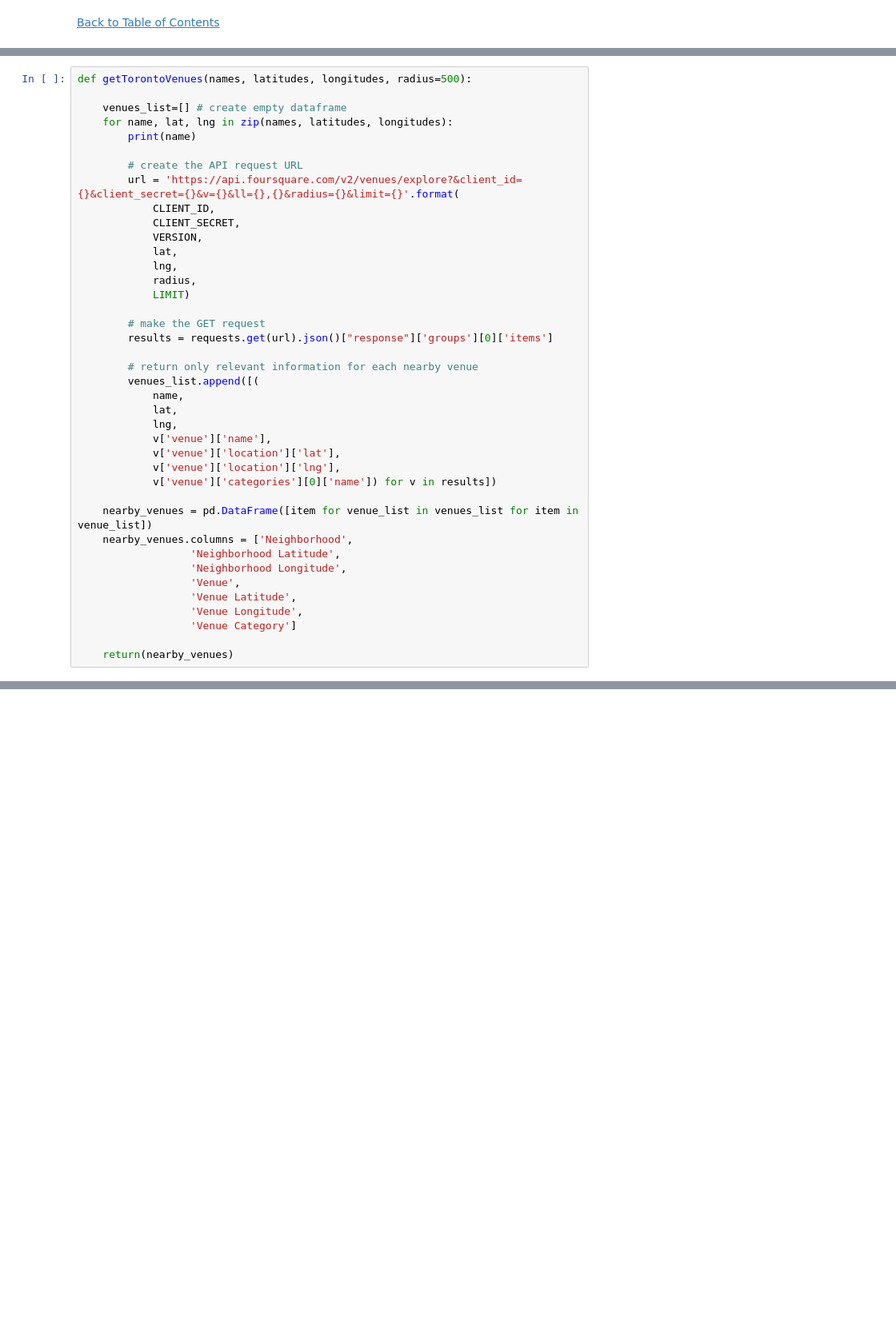
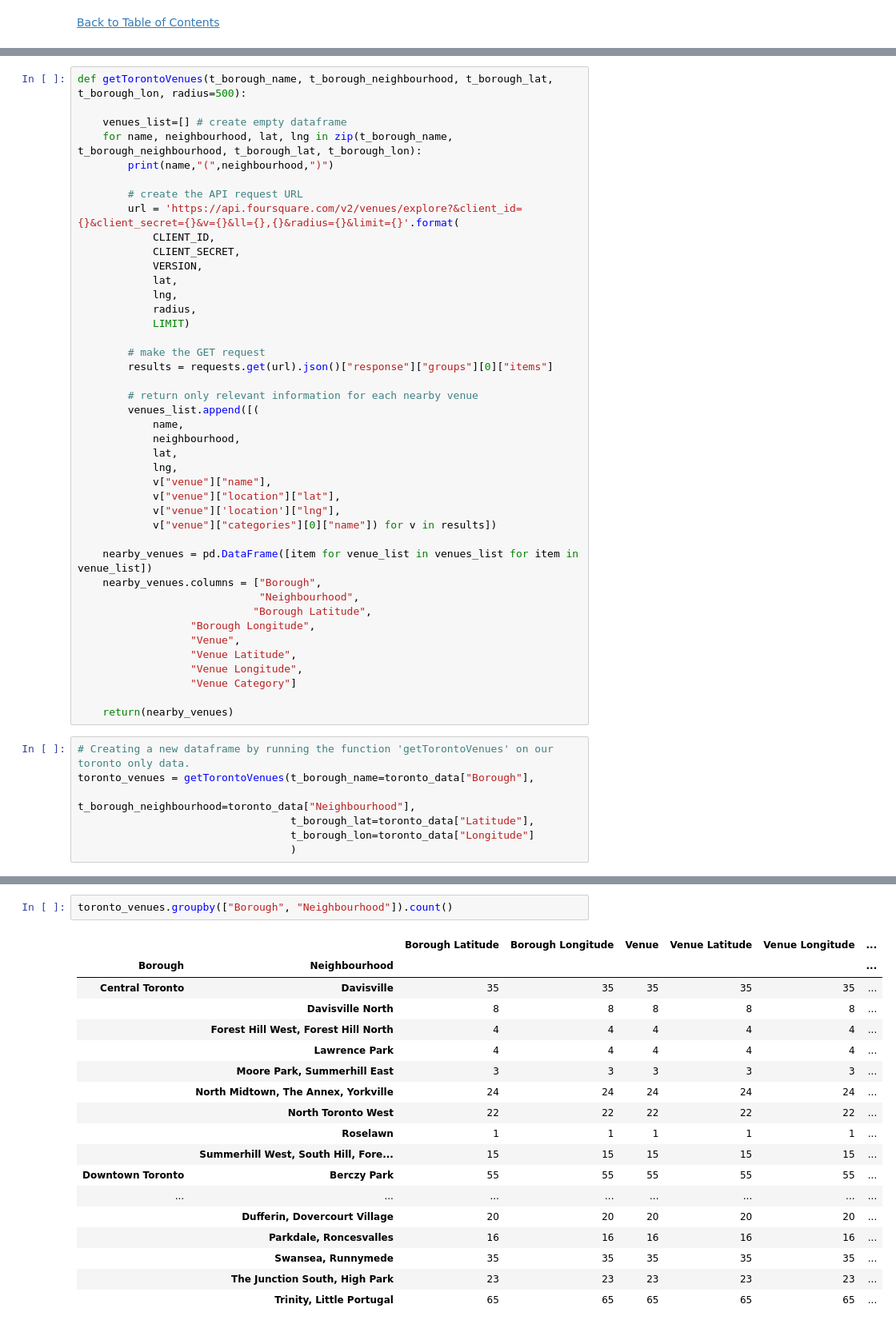
Before and after one commit to TimBrianBrady/Coursera_Capstone, a Jupyter notebook: Coursera - IBM Data Science Capstone - Week 3 - Part 1.ipynb, the cells around one changed output, grey strips where cells are left out. Shown at 80% size. Cells and saved outputs as stored; diff of their text form; blank space fills up the shorter version.

```diff
--- a/Coursera - IBM Data Science Capstone - Week 3 - Part 1.ipynb
+++ b/Coursera - IBM Data Science Capstone - Week 3 - Part 1.ipynb
@@ -304,9 +365,9 @@ print("{} venue(s) were returned by Foursquare.".format(nearby_venues.shape[0]))
 # %%
-def getTorontoVenues(names, latitudes, longitudes, radius=500):
+def getTorontoVenues(t_borough_name, t_borough_neighbourhood, t_borough_lat, t_borough_lon, radius=500):
 
     venues_list=[] # create empty dataframe
-    for name, lat, lng in zip(names, latitudes, longitudes):
-        print(name)
+    for name, neighbourhood, lat, lng in zip(t_borough_name, t_borough_neighbourhood, t_borough_lat, t_borough_lon):
+        print(name,"(",neighbourhood,")")
 
         # create the API request URL
         url = 'https://api.foursquare.com/v2/venues/explore?&client_id={}&client_secret={}&v={}&ll={},{}&radius={}&limit={}'.format(
@@ -319,25 +380,34 @@ def getTorontoVenues(names, latitudes, longitudes, radius=500):
             LIMIT)
 
         # make the GET request
-        results = requests.get(url).json()["response"]['groups'][0]['items']
+        results = requests.get(url).json()["response"]["groups"][0]["items"]
 
         # return only relevant information for each nearby venue
         venues_list.append([(
             name,
+            neighbourhood,
             lat,
             lng,
-            v['venue']['name'],
-            v['venue']['location']['lat'],
-            v['venue']['location']['lng'],
-            v['venue']['categories'][0]['name']) for v in results])
+            v["venue"]["name"],
+            v["venue"]["location"]["lat"],
+            v["venue"]['location']["lng"],
+            v["venue"]["categories"][0]["name"]) for v in results])
 
     nearby_venues = pd.DataFrame([item for venue_list in venues_list for item in venue_list])
-    nearby_venues.columns = ['Neighborhood',
-                  'Neighborhood Latitude',
-                  'Neighborhood Longitude',
-                  'Venue',
-                  'Venue Latitude',
-                  'Venue Longitude',
-                  'Venue Category']
+    nearby_venues.columns = ["Borough",
+                             "Neighbourhood",
+                            "Borough Latitude",
+                  "Borough Longitude",
+                  "Venue",
+                  "Venue Latitude",
+                  "Venue Longitude",
+                  "Venue Category"]
 
     return(nearby_venues)
+# %%
+# Creating a new dataframe by running the function 'getTorontoVenues' on our toronto only data.
+toronto_venues = getTorontoVenues(t_borough_name=toronto_data["Borough"],
+                                  t_borough_neighbourhood=toronto_data["Neighbourhood"],
+                                  t_borough_lat=toronto_data["Latitude"],
+                                  t_borough_lon=toronto_data["Longitude"]
+                                  )
@@ -343,0 +446,21 @@ def getTorontoVenues(names, latitudes, longitudes, radius=500):
+# %%
+toronto_venues.groupby(["Borough", "Neighbourhood"]).count()
+# %% [output]
+|  |  | Borough Latitude | Borough Longitude | Venue | Venue Latitude | Venue Longitude | ... |
+| Borough | Neighbourhood |  |  |  |  |  | ... |
+| Central Toronto | Davisville | 35 | 35 | 35 | 35 | 35 | ... |
+|  | Davisville North | 8 | 8 | 8 | 8 | 8 | ... |
+|  | Forest Hill West, Forest Hill North | 4 | 4 | 4 | 4 | 4 | ... |
+|  | Lawrence Park | 4 | 4 | 4 | 4 | 4 | ... |
+|  | Moore Park, Summerhill East | 3 | 3 | 3 | 3 | 3 | ... |
+|  | North Midtown, The Annex, Yorkville | 24 | 24 | 24 | 24 | 24 | ... |
+|  | North Toronto West | 22 | 22 | 22 | 22 | 22 | ... |
+|  | Roselawn | 1 | 1 | 1 | 1 | 1 | ... |
+|  | Summerhill West, South Hill, Fore... | 15 | 15 | 15 | 15 | 15 | ... |
+| Downtown Toronto | Berczy Park | 55 | 55 | 55 | 55 | 55 | ... |
+| ... | ... | ... | ... | ... | ... | ... | ... |
+|  | Dufferin, Dovercourt Village | 20 | 20 | 20 | 20 | 20 | ... |
+|  | Parkdale, Roncesvalles | 16 | 16 | 16 | 16 | 16 | ... |
+|  | Swansea, Runnymede | 35 | 35 | 35 | 35 | 35 | ... |
+|  | The Junction South, High Park | 23 | 23 | 23 | 23 | 23 | ... |
+|  | Trinity, Little Portugal | 65 | 65 | 65 | 65 | 65 | ... |
```
Also changed, not shown: parts of 39 cells of this notebook.
